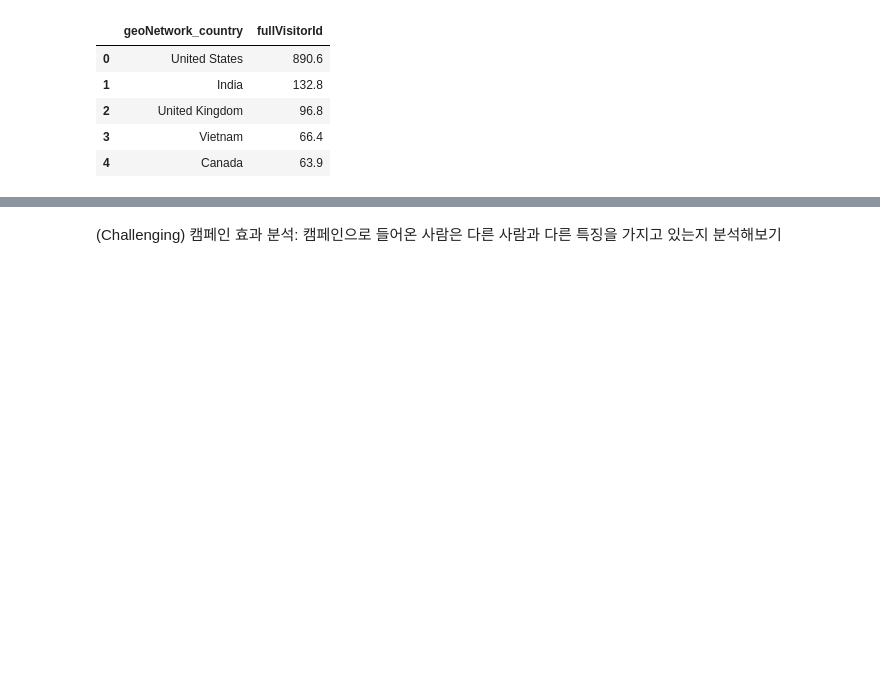
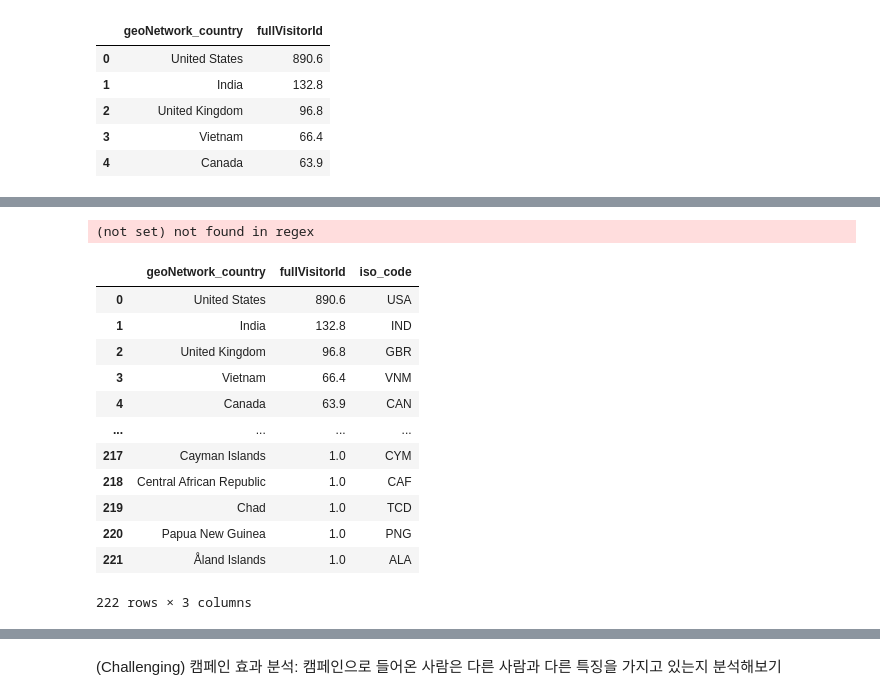
Before and after one commit to DIB-PP/-, a Jupyter notebook: data_Check.ipynb, the cells around one changed output, grey strips where cells are left out. Saved outputs shown, nothing was run; the diff lists cells and outputs as text; code cells hidden in the pictures; blank space fills up the shorter version.

```diff
--- a/data_Check.ipynb
+++ b/data_Check.ipynb
@@ -501,10 +501,3 @@ average_dau_by_country_df.head()
 | 2 | United Kingdom | 96.8 |
 | 3 | Vietnam | 66.4 |
 | 4 | Canada | 63.9 |
-# %%
-countries = {}
-for country in pycountry.countries:
-    countries[country.name] = country.alpha_3
-
-average_dau_by_country_df['iso_code'] = [countries.get(country, 'Unknown code') for country in average_dau_by_country_df['geoNetwork_country']]
-average_dau_by_country_df
@@ -525 +519,26 @@ average_dau_by_country_df
+# %%
+from country_converter import CountryConverter
+
+# 국가 이름과 해당 국가의 ISO 3166-1 alpha-3 코드 매핑
+converter = CountryConverter()
+countries_alpha3 = {country: converter.convert(names=country, to='ISO3') for country in average_dau_by_country_df['geoNetwork_country']}
+
+# ISO 3166-1 alpha-3 코드를 average_dau_by_country_df에 추가
+average_dau_by_country_df['iso_code'] = [countries_alpha3.get(country, 'Unknown code') for country in average_dau_by_country_df['geoNetwork_country']]
+average_dau_by_country_df
+# %% [output]
+(not set) not found in regex
+|  | geoNetwork_country | fullVisitorId | iso_code |
+| 0 | United States | 890.6 | USA |
+| 1 | India | 132.8 | IND |
+| 2 | United Kingdom | 96.8 | GBR |
+| 3 | Vietnam | 66.4 | VNM |
+| 4 | Canada | 63.9 | CAN |
+| ... | ... | ... | ... |
+| 217 | Cayman Islands | 1.0 | CYM |
+| 218 | Central African Republic | 1.0 | CAF |
+| 219 | Chad | 1.0 | TCD |
+| 220 | Papua New Guinea | 1.0 | PNG |
+| 221 | Åland Islands | 1.0 | ALA |
+222 rows × 3 columns
 # %%
```
Also changed, not shown: parts of 5 cells of this notebook.
